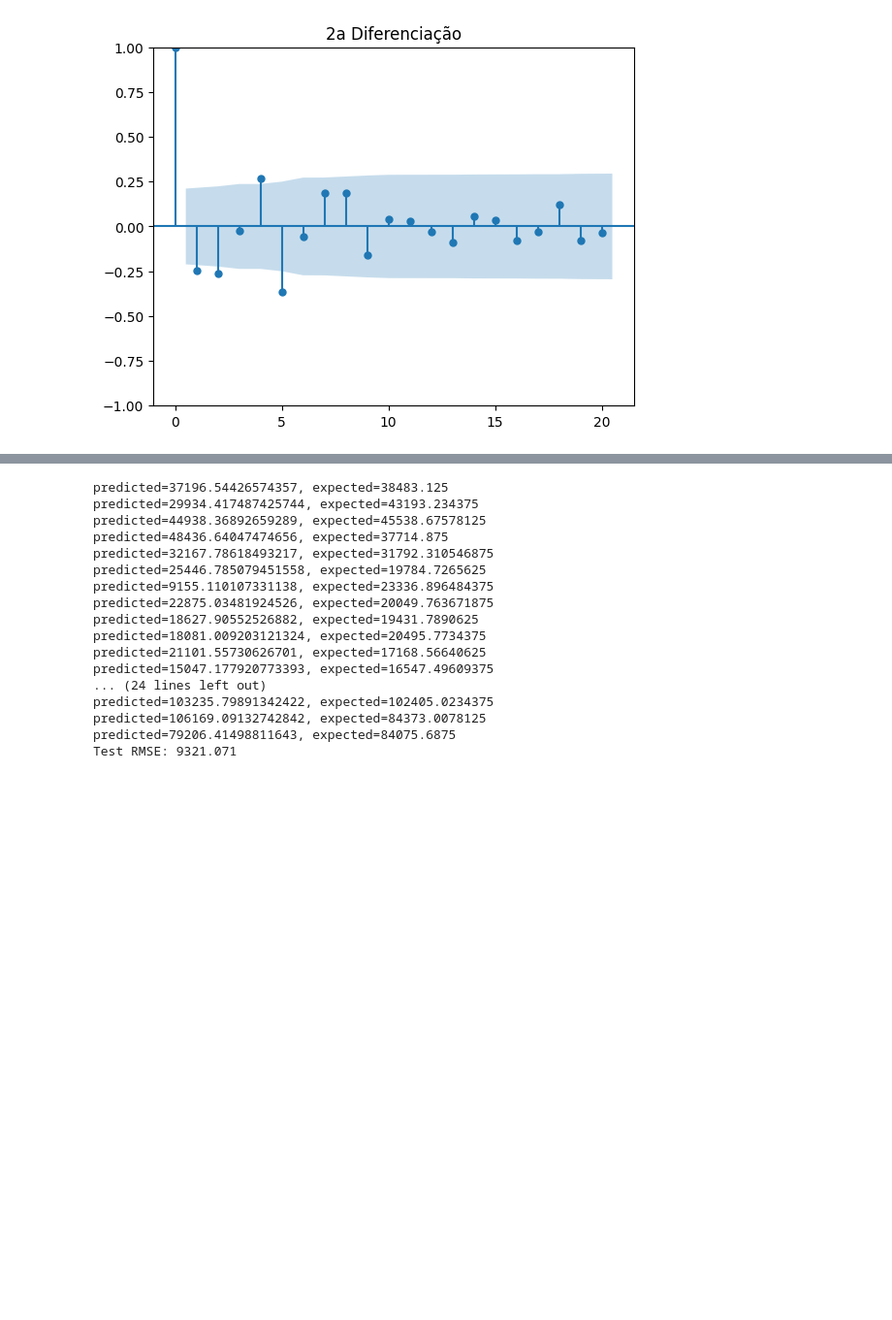
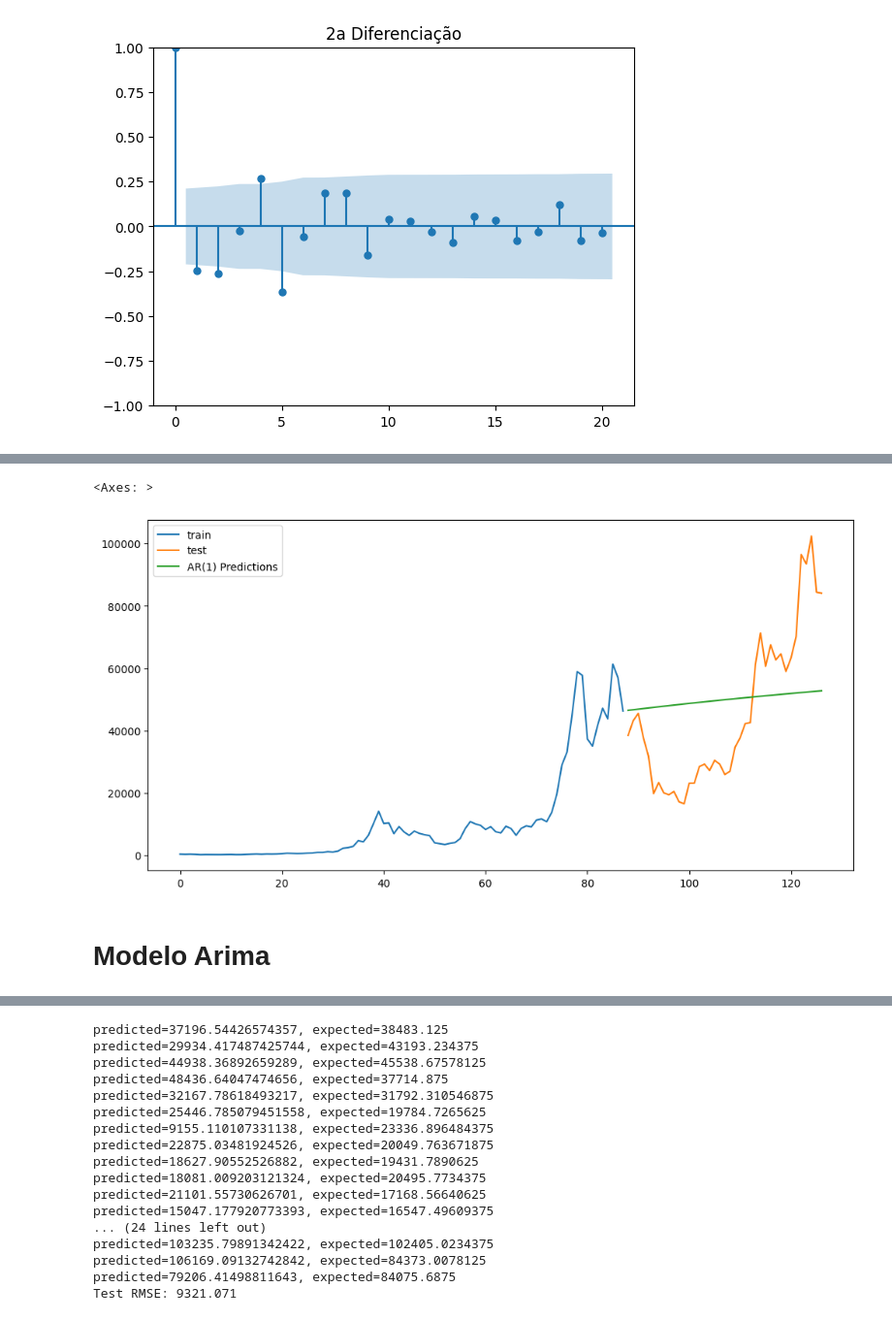
Before and after one commit to MariaGabrielaAlvesZuppardo/SeriesTemporaisCin, a Jupyter notebook: Time_Series_Lista_de_Exercícios.ipynb, the cells around one changed output, grey strips where cells are left out. Shown: that part at 97% size. Drawn from its saved outputs; the diff is of its cells as text; code cells hidden in the pictures; blank space fills up the shorter version.

```diff
--- a/Time_Series_Lista_de_Exercícios.ipynb
+++ b/Time_Series_Lista_de_Exercícios.ipynb
@@ -435,0 +431,4 @@ q = 0
+# %%
+mod1 = AutoReg(train['y'], p, old_names=False)
+res1 = mod1.fit()
+print(res1.summary())
@@ -435,0 +456,5 @@ q = 0
+# %%
+# This is the general format for obtaining predictions
+start=len(train)
+end=len(train)+len(test)-1
+predictions1 = res1.predict(start=start, end=end, dynamic=False).rename('AR(1) Predictions')
@@ -436,3 +504,12 @@ q = 0
+# %%
+train['y'].plot(legend=True, label='train')
+test['y'].plot(legend=True, label='test')
+predictions1.plot(legend=True,figsize=(12,6))
+# %% [output]
+<Axes: >
+[figure, added]
+# %% [markdown]
+# Modelo Arima
 # %%
 %%time
 !pip install --upgrade scikit-learn pmdarima
```
Also changed, not shown: parts of 15 cells of this notebook.
